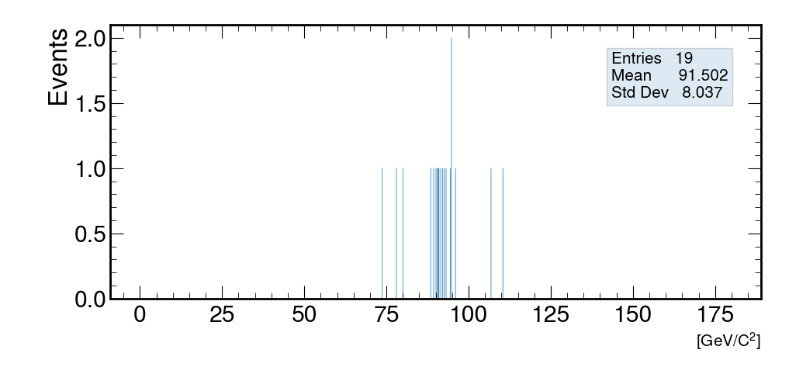
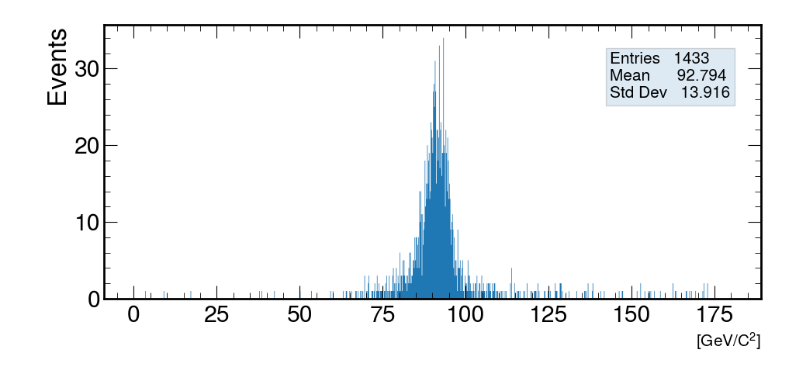
Before and after one commit to JOTELLECHEA/CoffeaCasa-HEP-Analysis, a Jupyter notebook: Analysis/ZBosonInvariantMass.ipynb, the cells around one changed output. Drawn from its saved outputs; the diff is of its cells as text; code cells hidden in the pictures.

```diff
--- a/Analysis/ZBosonInvariantMass.ipynb
+++ b/Analysis/ZBosonInvariantMass.ipynb
@@ -18,8 +18,8 @@ if allEvents == 1: numEvents = None
 else: numEvents = 50000
 events = NanoEventsFactory.from_root(fname, schemaclass=NanoAODSchema.v6, entry_stop=numEvents).events()
 # %%
-selectedLeptons = ChargeOrdering(LeptonSelectionForZBoson(events, 30, 0, 'Electron'))
+selectedLeptons = ChargeOrdering(LeptonSelectionForZBoson(events, 30, 0, 'Electron'),'Electron')
 h1 = InvariantMassHist(selectedLeptons,1000)
 cmsPlot(h1)
 # %% [output]
-[figure, old version]
+[figure, new version]
```
Also changed, not shown: parts of 1 cell of this notebook.
